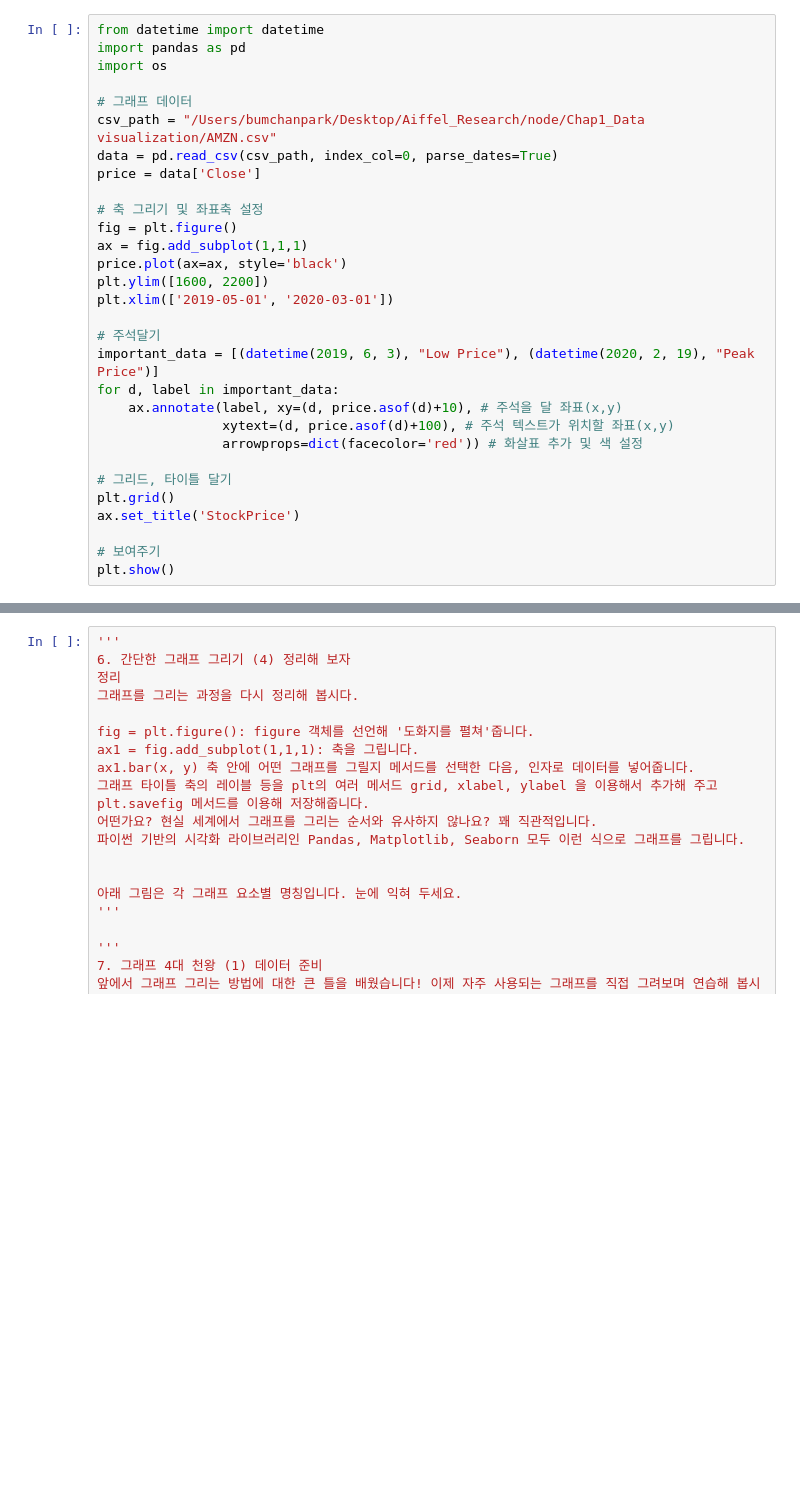
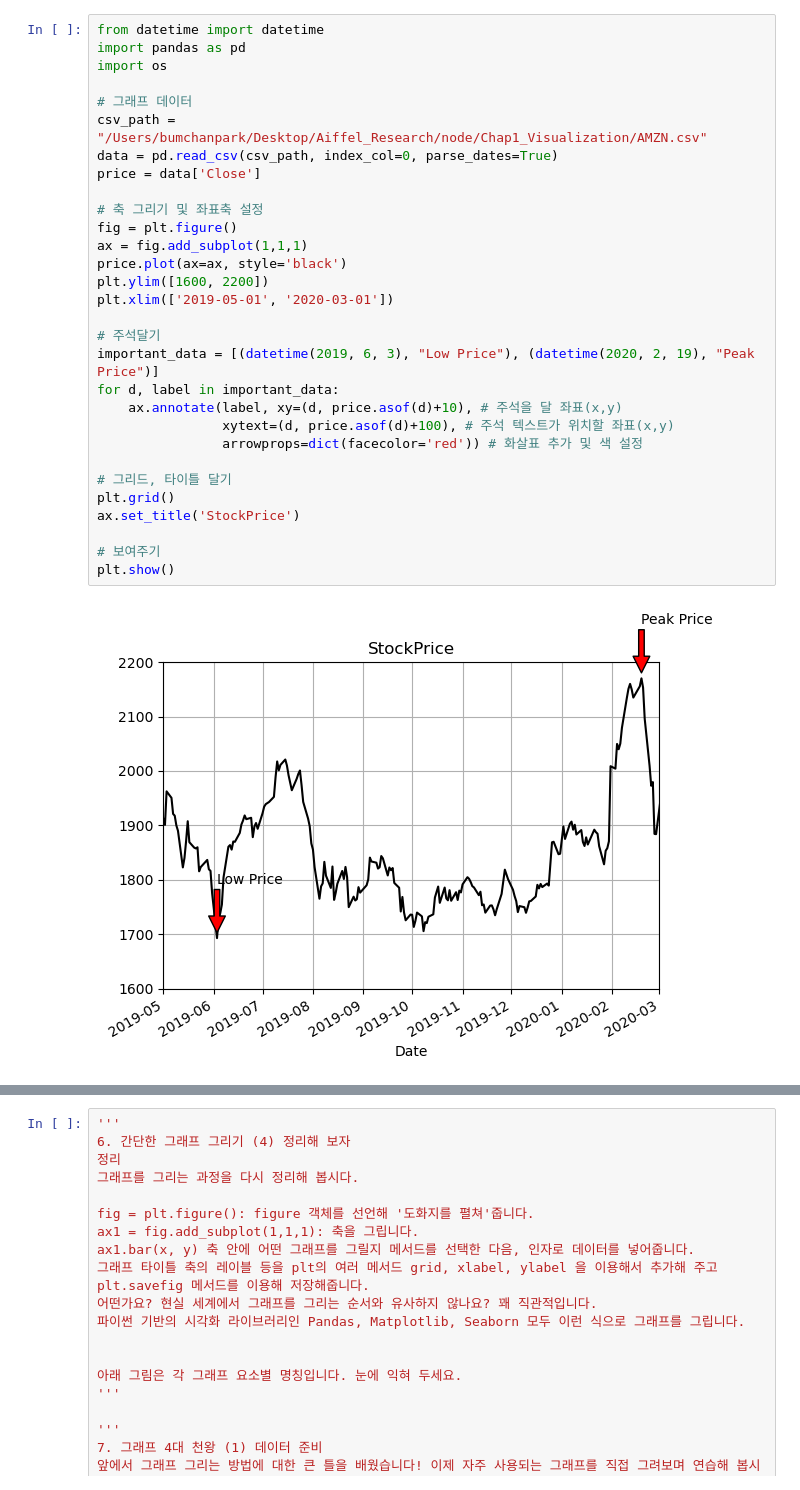
Before and after one commit to bumcoding/Aiffel_Research, a Jupyter notebook: node/Chap1_Visualization/Visualization.ipynb, the cells around one changed output, grey strips where cells are left out. Saved outputs shown, nothing was run; the diff lists cells and outputs as text; blank space fills up the shorter version.

```diff
--- a/node/Chap1_Visualization/Visualization.ipynb
+++ b/node/Chap1_Visualization/Visualization.ipynb
@@ -32,33 +34,35 @@ plt.show()                    # 그래프를 화면으로 출력
 # %%
 from datetime import datetime
 import pandas as pd
 import os
 
 # 그래프 데이터
-csv_path = "/Users/bumchanpark/Desktop/Aiffel_Research/node/Chap1_Data visualization/AMZN.csv"
+csv_path = "/Users/bumchanpark/Desktop/Aiffel_Research/node/Chap1_Visualization/AMZN.csv"
 data = pd.read_csv(csv_path, index_col=0, parse_dates=True)
 price = data['Close']
 
 # 축 그리기 및 좌표축 설정
 fig = plt.figure()
 ax = fig.add_subplot(1,1,1)
 price.plot(ax=ax, style='black')
 plt.ylim([1600, 2200])
 plt.xlim(['2019-05-01', '2020-03-01'])
 
 # 주석달기
 important_data = [(datetime(2019, 6, 3), "Low Price"), (datetime(2020, 2, 19), "Peak Price")]
 for d, label in important_data:
     ax.annotate(label, xy=(d, price.asof(d)+10), # 주석을 달 좌표(x,y)
                 xytext=(d, price.asof(d)+100), # 주석 텍스트가 위치할 좌표(x,y)
                 arrowprops=dict(facecolor='red')) # 화살표 추가 및 색 설정
 
 # 그리드, 타이틀 달기
 plt.grid()
 ax.set_title('StockPrice')
 
 # 보여주기
 plt.show()
+# %% [output]
+[figure, added]
 # %%
 '''
 Pandas Series 데이터 활용
```
Also changed, not shown: parts of 48 cells of this notebook, 5 other files.
